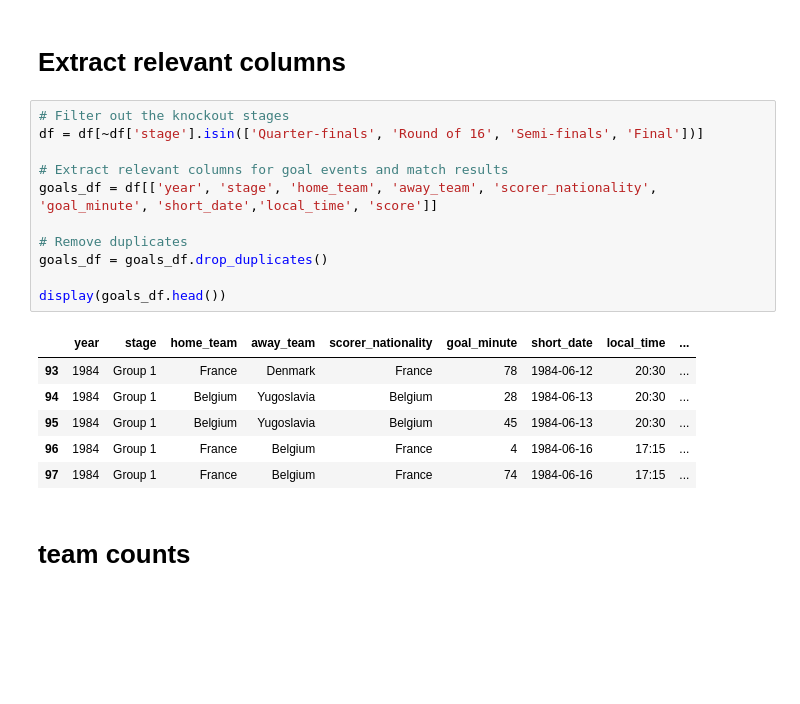
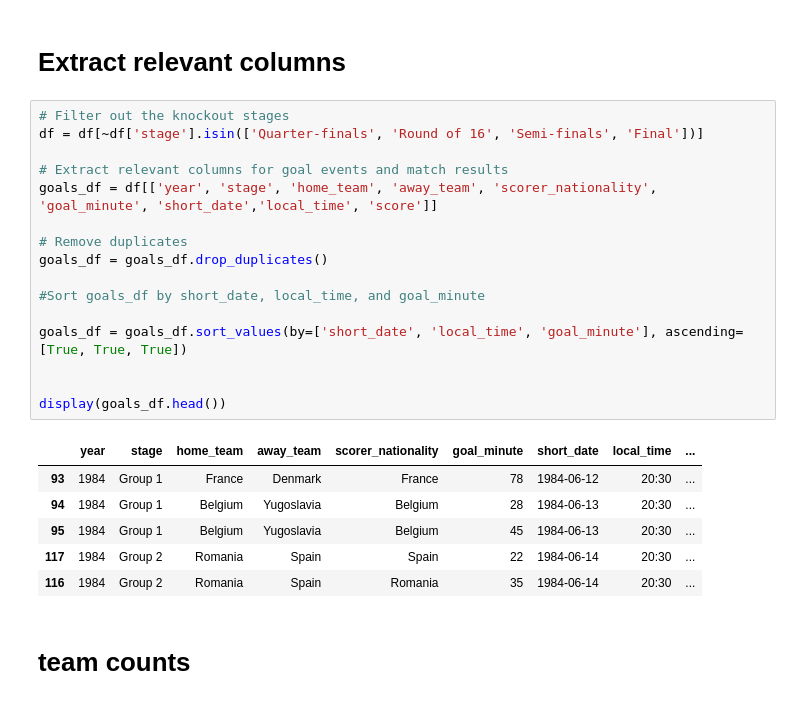
Before and after one commit to AEGDDI/tiebreak_wc, a Jupyter notebook: code/wiki/men/uefa/tb_eu_uefa_men.ipynb, the cells around one changed output. Saved outputs shown, nothing was run; the diff lists cells and outputs as text; blank space fills up the shorter version.

```diff
--- a/code/wiki/men/uefa/tb_eu_uefa_men.ipynb
+++ b/code/wiki/men/uefa/tb_eu_uefa_men.ipynb
@@ -54,21 +54,26 @@ df['utc_time_offset'] = df['time_cleaned'].str.extract(r'\((.*?)\)')  # extract
 # %%
 # Filter out the knockout stages
 df = df[~df['stage'].isin(['Quarter-finals', 'Round of 16', 'Semi-finals', 'Final'])]
 
 # Extract relevant columns for goal events and match results
 goals_df = df[['year', 'stage', 'home_team', 'away_team', 'scorer_nationality', 'goal_minute', 'short_date','local_time', 'score']]
 
 # Remove duplicates
 goals_df = goals_df.drop_duplicates()
 
+#Sort goals_df by short_date, local_time, and goal_minute
+
+goals_df = goals_df.sort_values(by=['short_date', 'local_time', 'goal_minute'], ascending=[True, True, True])
+
+
 display(goals_df.head())
 # %% [output]
 |  | year | stage | home_team | away_team | scorer_nationality | goal_minute | short_date | local_time | ... |
 | 93 | 1984 | Group 1 | France | Denmark | France | 78 | 1984-06-12 | 20:30 | ... |
 | 94 | 1984 | Group 1 | Belgium | Yugoslavia | Belgium | 28 | 1984-06-13 | 20:30 | ... |
 | 95 | 1984 | Group 1 | Belgium | Yugoslavia | Belgium | 45 | 1984-06-13 | 20:30 | ... |
-| 96 | 1984 | Group 1 | France | Belgium | France | 4 | 1984-06-16 | 17:15 | ... |
-| 97 | 1984 | Group 1 | France | Belgium | France | 74 | 1984-06-16 | 17:15 | ... |
+| 117 | 1984 | Group 2 | Romania | Spain | Spain | 22 | 1984-06-14 | 20:30 | ... |
+| 116 | 1984 | Group 2 | Romania | Spain | Romania | 35 | 1984-06-14 | 20:30 | ... |
 # %% [markdown]
 # team counts
 # %%
```
Also changed, not shown: parts of 1 cell of this notebook, 12 other files.
